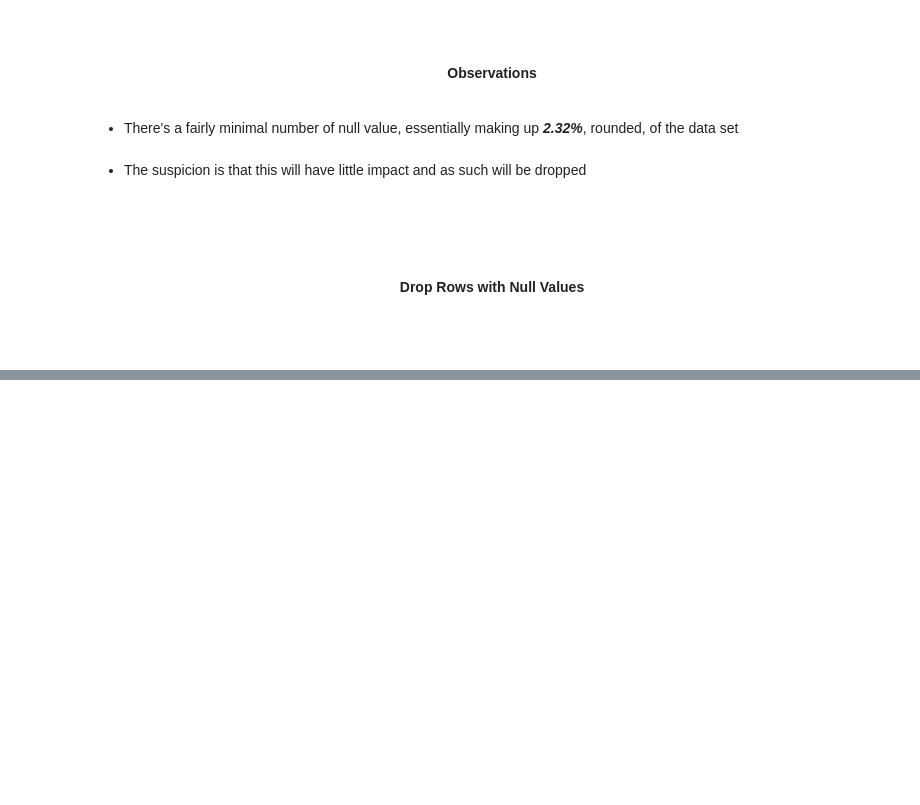
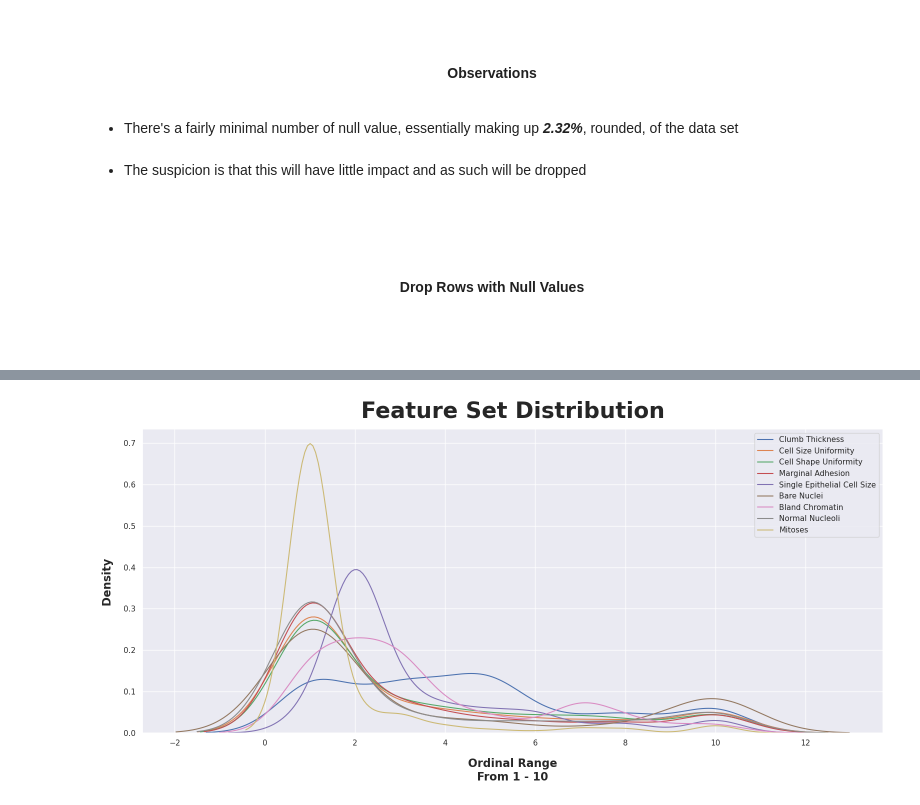
Before and after one commit to MondeAnna/predicting-breast-cancer, a Jupyter notebook: notebooks/predict_breast_cancer.ipynb, the cells around one changed output, grey strips where cells are left out. Drawn from its saved outputs; the diff is of its cells as text; code cells hidden in the pictures; blank space fills up the shorter version.

Commit message:
feat (eda): descriptive stats
    • add data spread as per min, max, iqr, mean, std, mode

    • complement data spread with visual representation

```diff
--- a/notebooks/predict_breast_cancer.ipynb
+++ b/notebooks/predict_breast_cancer.ipynb
@@ -336,0 +395,2 @@ data.dropna(axis="rows", inplace=True)
+# %%
+data["target"] = data["target"].map({2:0, 4:1})
@@ -336,0 +405,20 @@ data.dropna(axis="rows", inplace=True)
+# %%
+independent_features = data.drop(columns=["target"])
+
+q1 = independent_features.quantile(0.25)
+q3 = independent_features.quantile(0.75)
+
+iqrs = pd.DataFrame(
+    data=q3-q1,
+    columns=["IQR"]
+).T
+
+mode = independent_features.mode()
+mode.index = ["mode"]
+
+independent_features_description = pd.concat(
+    objs=[independent_features.describe(), mode, iqrs],
+    axis="rows"
+)
+
+independent_features_description.T
@@ -336,0 +482,20 @@ data.dropna(axis="rows", inplace=True)
+# %%
+for feature in independent_features.columns:
+    sns.kdeplot(data=independent_features[feature])
+
+plt.title("Feature Set Distribution")
+
+plt.xlabel("Ordinal Range\nFrom 1 - 10")
+plt.ylabel("Density")
+
+legends = [
+    name.replace("_", " ").title()
+    for name in independent_features.columns
+]
+
+plt.legend(legends)
+
+plt.tight_layout()
+plt.show()
+# %% [output]
+[figure, added]
```
Also changed, not shown: parts of 10 cells of this notebook.
